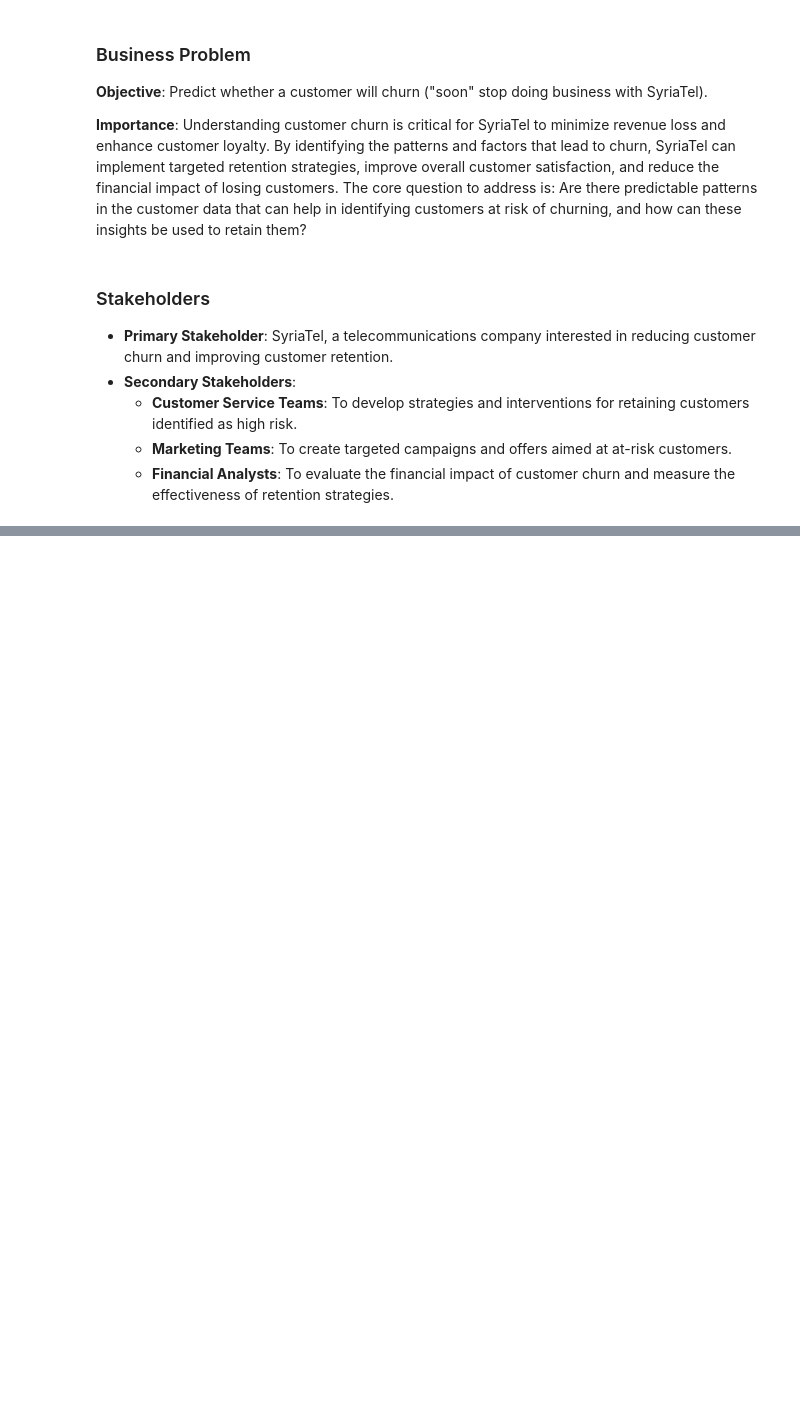
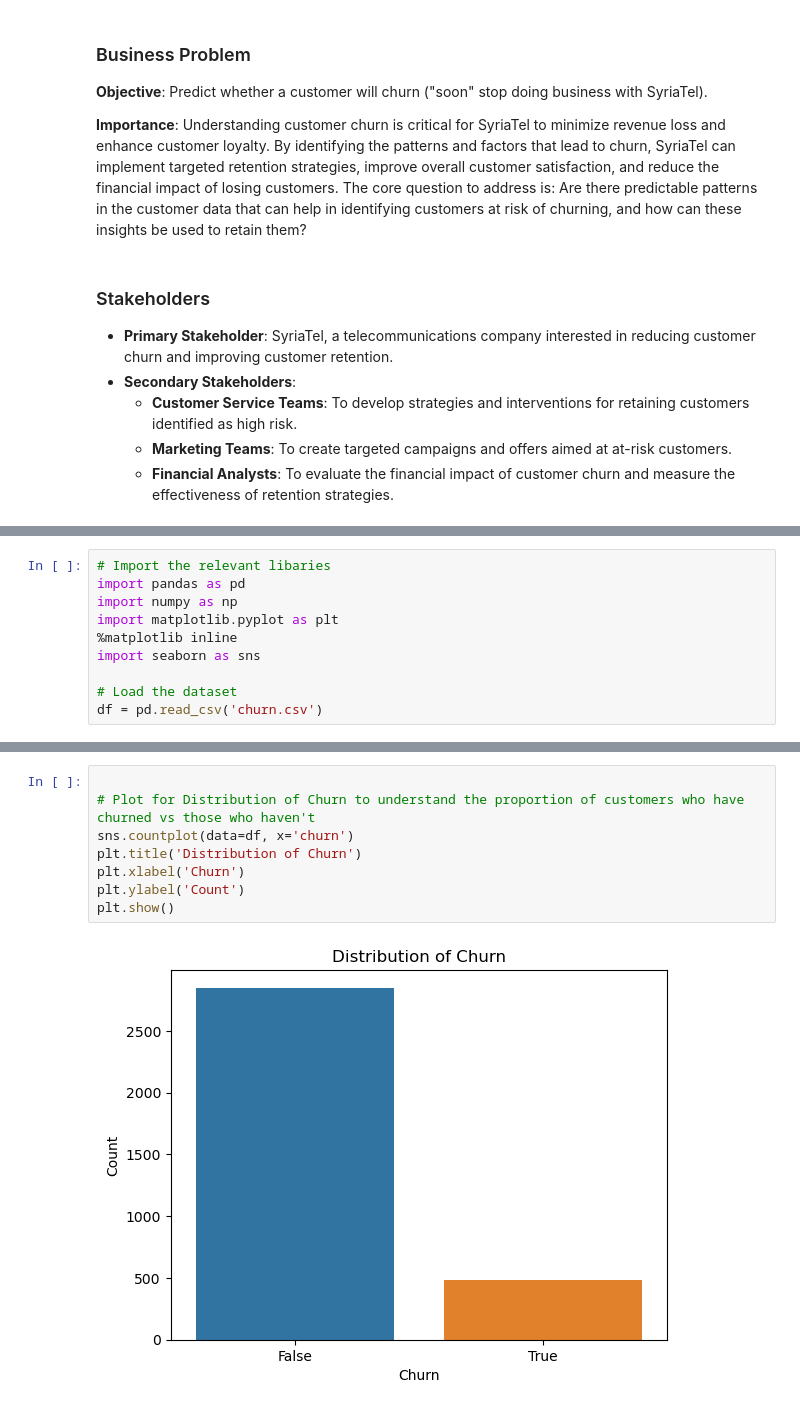
Before and after one commit to AngelaKalelwa/syriatel-customer-churn, a Jupyter notebook: notebook.ipynb, the cells around one changed output, grey strips where cells are left out. Cells and saved outputs as stored; diff of their text form; blank space fills up the shorter version.

Commit message:
added data understanding

```diff
--- a/notebook.ipynb
+++ b/notebook.ipynb
@@ -21,0 +53,10 @@ Churn prediction is crucial for the company to implement retention strategies an
+# %%
+# Import the relevant libaries
+import pandas as pd
+import numpy as np
+import matplotlib.pyplot as plt
+%matplotlib inline
+import seaborn as sns
+
+# Load the dataset
+df = pd.read_csv('churn.csv')
@@ -21,0 +150,10 @@ Churn prediction is crucial for the company to implement retention strategies an
+# %%
+
+# Plot for Distribution of Churn to understand the proportion of customers who have churned vs those who haven't
+sns.countplot(data=df, x='churn')
+plt.title('Distribution of Churn')
+plt.xlabel('Churn')
+plt.ylabel('Count')
+plt.show()
+# %% [output]
+[figure, added]
```
Also changed, not shown: parts of 14 cells of this notebook.
